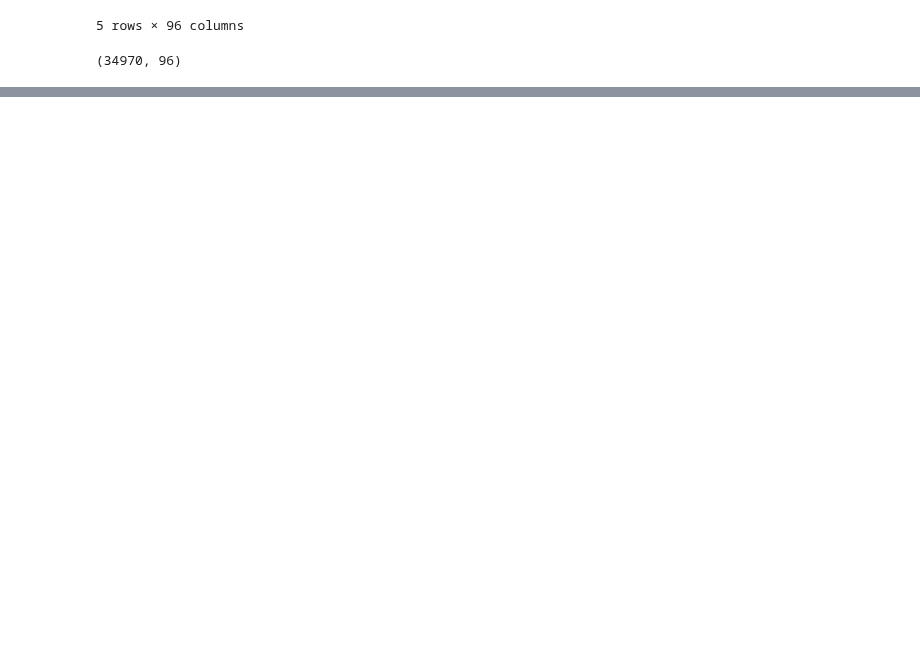
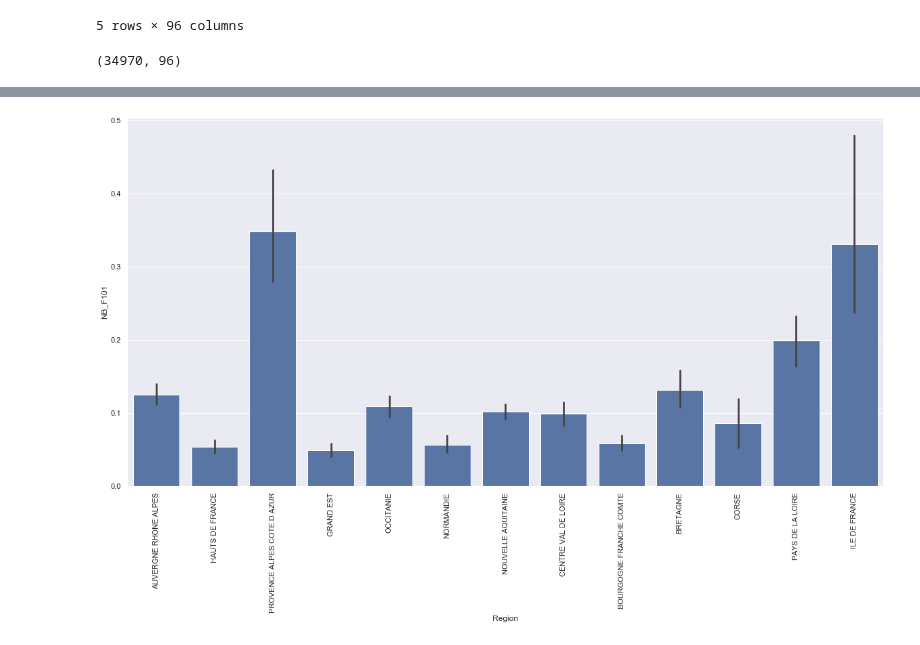
Before and after one commit to jc-udacity/datascientist, a Jupyter notebook: 05_data_science/project/blog_post.ipynb, the cells around one changed output, grey strips where cells are left out. Saved outputs shown, nothing was run; the diff lists cells and outputs as text; code cells hidden in the pictures; blank space fills up the shorter version.

```diff
--- a/05_data_science/project/blog_post.ipynb
+++ b/05_data_science/project/blog_post.ipynb
@@ -136,0 +45,3 @@ data[data['NB_F101_NB_AIREJEU']==111]
+# %%
+# removing Guadeloupe, Martinique, Guyane, La réunion and Mayotte
+data = data[~data['REG'].isin(['1','2','3','4','6'])]
@@ -136,0 +52,19 @@ data[data['NB_F101_NB_AIREJEU']==111]
+# %%
+# manage region names
+regions = {
+    11:'ILE DE FRANCE',
+    24:'CENTRE VAL DE LOIRE',
+    27:'BOURGOGNE FRANCHE COMTE',
+    28:'NORMANDIE',
+    32:'HAUTS DE FRANCE',
+    44:'GRAND EST',
+    52:'PAYS DE LA LOIRE',
+    53:'BRETAGNE',
+    75:'NOUVELLE AQUITAINE',
+    76:'OCCITANIE',
+    84:'AUVERGNE RHONE ALPES',
+    93:'PROVENCE ALPES COTE D AZUR',
+    94:'CORSE'
+}
+# %%
+data['Region'] = data['REG'].map(regions)
@@ -136,0 +82,3 @@ data[data['NB_F101_NB_AIREJEU']==111]
+# %%
+#try to graph the number of equipment compared to avg
+data['mean_piscine'] = data['NB_F101'] - data['NB_F101'].mean()
@@ -136,0 +100,9 @@ data[data['NB_F101_NB_AIREJEU']==111]
+# %%
+fig=plt.figure(figsize=(20,10))
+
+ax1 = fig.add_subplot(1,1,1)
+sns.set(font_scale=1)
+snsbp = sns.barplot(data=data,x='Region',y='NB_F101',ax=ax1,color='b');
+snsbp.set_xticklabels(snsbp.get_xticklabels(), rotation=90);
+# %% [output]
+[figure, added]
```
Also changed, not shown: parts of 36 cells of this notebook, 4 other files.
